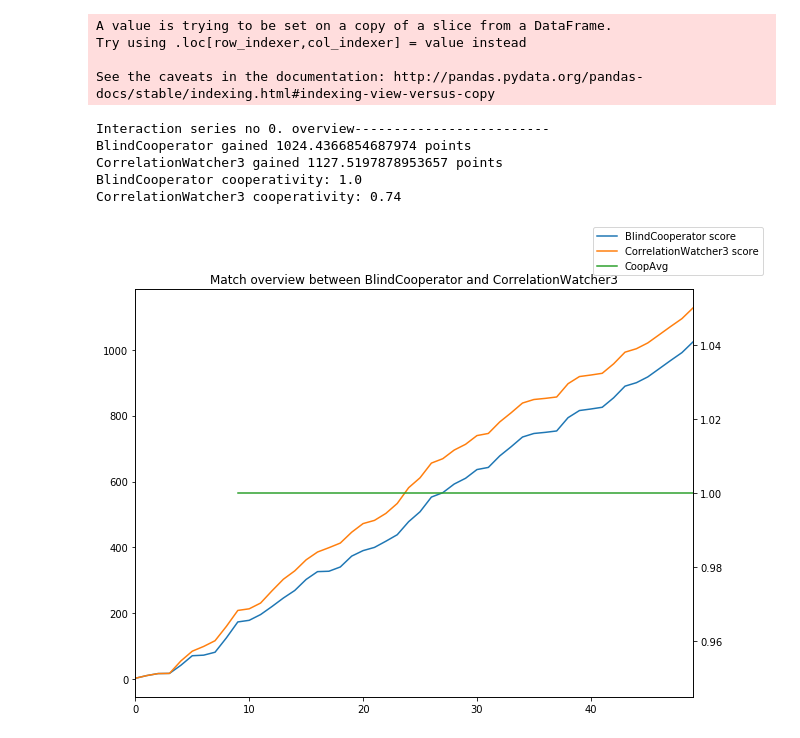
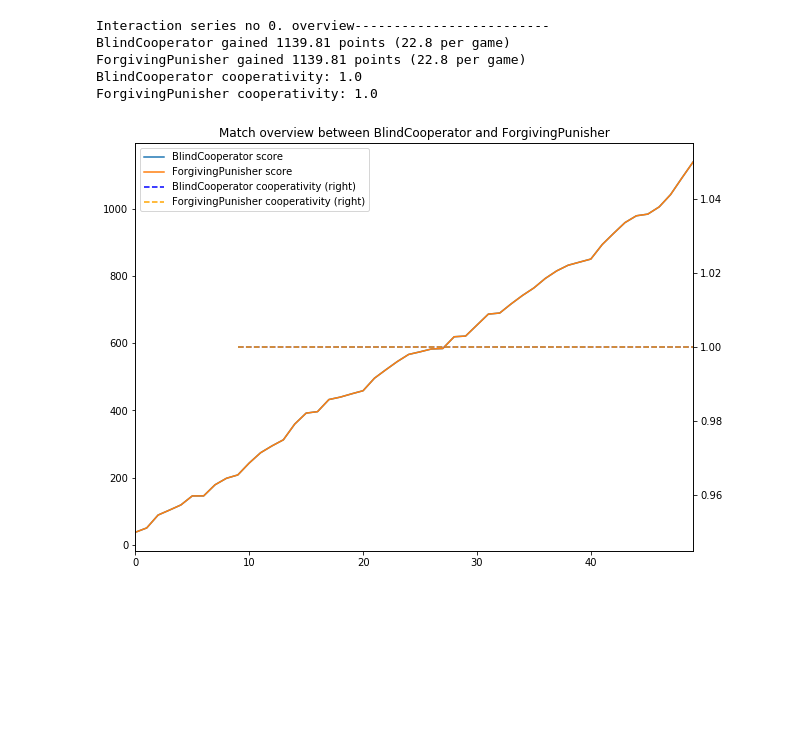
Before and after one commit to MUBTAAB/PrisonerFrameWork, a Jupyter notebook: PrisonerFramework.ipynb, the cells around one changed output. Cells and saved outputs as stored; diff of their text form; code cells hidden in the pictures; blank space fills up the shorter version.

```diff
--- a/PrisonerFramework.ipynb
+++ b/PrisonerFramework.ipynb
@@ -273,14 +490,10 @@ CorrelationWatcher10 = pBot(learn = WatchPastCorrelation
 # %%
-x = Interact(BlindCooperator, CorrelationWatcher5, 50, verbose = 1, vis = 1)
+x = Interact(BlindCooperator, ForgivingPunisher, 50, verbose = 1, vis = 1)
 # %% [output]
-A value is trying to be set on a copy of a slice from a DataFrame.
-Try using .loc[row_indexer,col_indexer] = value instead
-
-See the caveats in the documentation: http://pandas.pydata.org/pandas-docs/stable/indexing.html#indexing-view-versus-copy
+Interaction series no 0. overview-------------------------
+BlindCooperator gained 1139.81 points (22.8 per game)
+ForgivingPunisher gained 1139.81 points (22.8 per game)
+BlindCooperator cooperativity: 1.0
+ForgivingPunisher cooperativity: 1.0
-Interaction series no 0. overview-------------------------
-BlindCooperator gained 1024.4366854687974 points
-CorrelationWatcher3 gained 1127.5197878953657 points
-BlindCooperator cooperativity: 1.0
-CorrelationWatcher3 cooperativity: 0.74
-[figure, old version]
+[figure, new version]
 # %%
```
Also changed, not shown: parts of 30 cells of this notebook.
